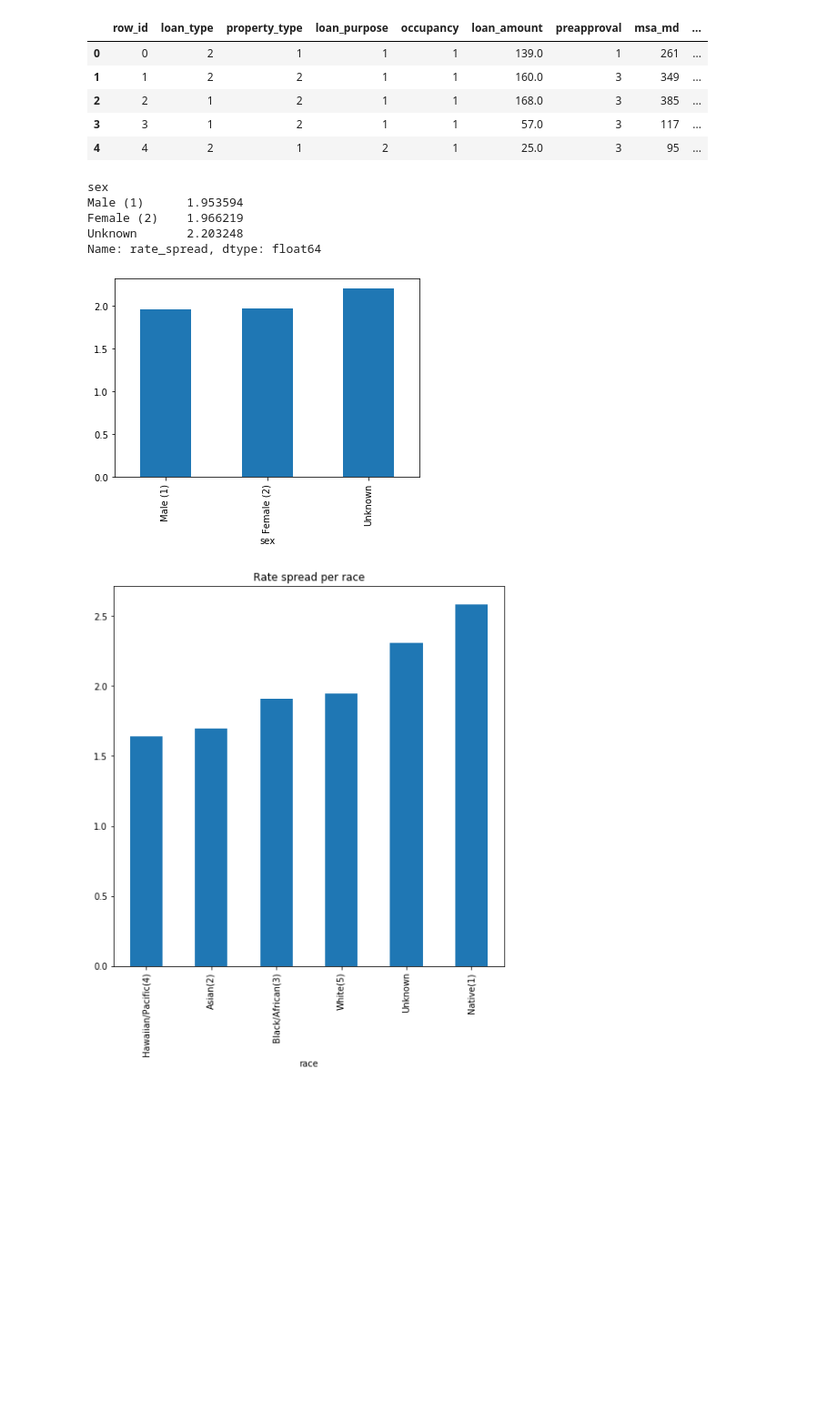
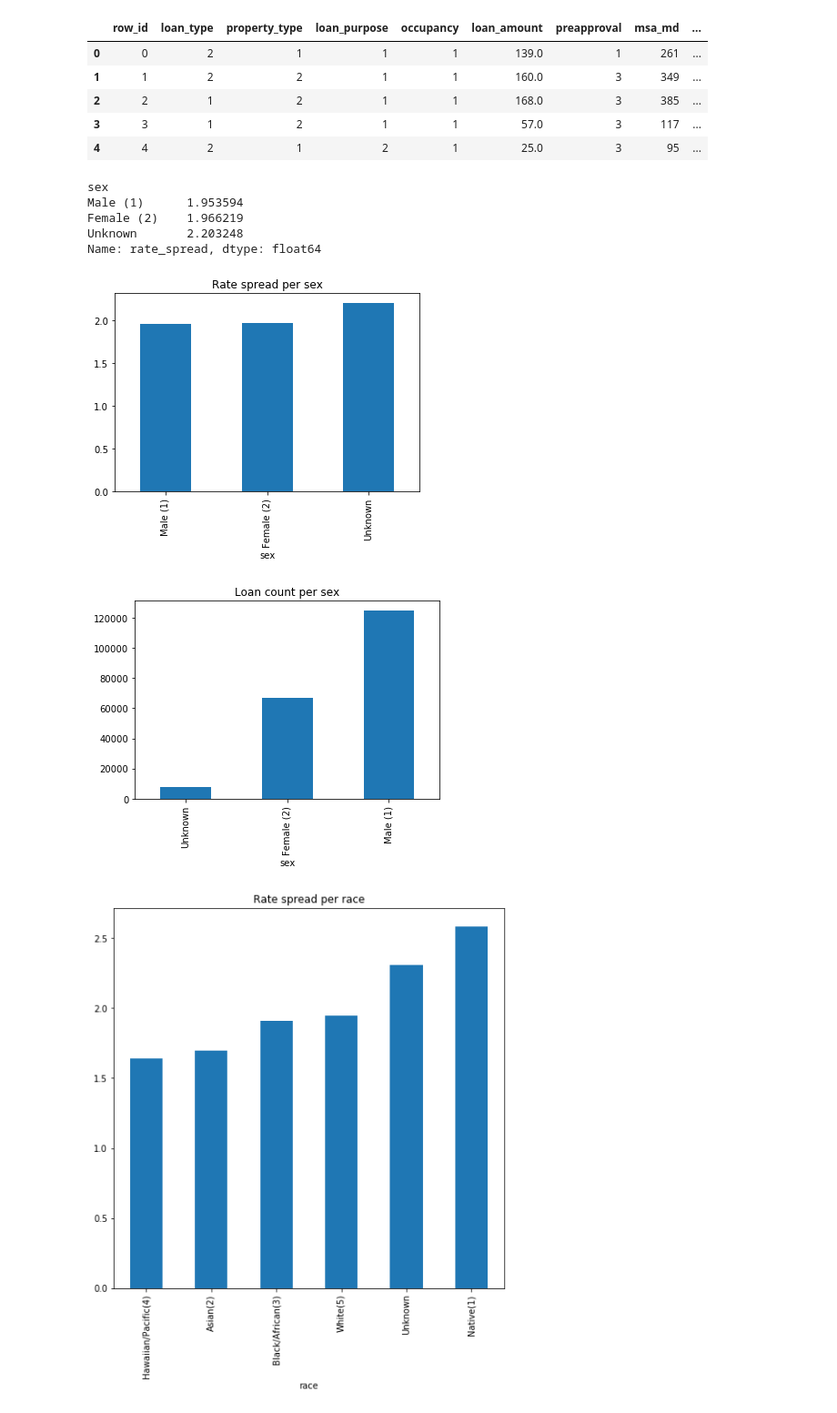
Before and after one commit to Alyxion/MPPDataScience, a Jupyter notebook: notebooks/MPPDataScience_1_Insights.ipynb, the cells around one changed output. Shown: that part at 91% size. Drawn from its saved outputs; the diff is of its cells as text; code cells hidden in the pictures; blank space fills up the shorter version.

```diff
--- a/notebooks/MPPDataScience_1_Insights.ipynb
+++ b/notebooks/MPPDataScience_1_Insights.ipynb
@@ -11,26 +11,3 @@ The goal of this project is to analyze the rate spread of mortgage applications
 This Jupyter notebook shall give first insights into the data, clean it and prepare it for further processing.
 
 It exports the cleaned and label enhanced data into temp/train_cleaned.xlsx
-# %%
-import pandas as pd
-import matplotlib.pyplot as plt
-import numpy as np
-import numpy.random as nr
-import math
-from sklearn import preprocessing
-import sklearn.model_selection as ms
-from sklearn import linear_model
-import sklearn.metrics as sklm
-import os
-
-%matplotlib inline
-pd.set_option('display.max_columns', None)
-
-DATA_PATH = os.path.realpath(os.getcwd()+"/../data/")+"/"  # Data source directory
-TEMP_PATH = os.path.realpath(os.getcwd()+"/../temp/")+"/"  # Temporary directory
-
-TRAIN_DATA_FN = 'train_values.csv'  # Train data CSV
-TRAIN_LABELS_FN = "train_labels.csv"  # Label data CSV
-CLEANED_OUTPUT_FN = "train_cleaned.csv"  # Cleaned training data
-CLEANED_OUTPUT_FN_XLS = "train_cleaned.xlsx"  # Cleaned training data
-TEST_VALUES_FN = "test_values.csv"  # Test value CSV
@@ -437,15 +414,21 @@ training_data_pd.head(5)
 # %%
 grouped_data = training_data_pd.groupby('sex')['rate_spread'].mean().sort_values()
 print(grouped_data.head(5))
 grouped_data.plot(kind='bar')
+plt.title("Rate spread per sex")
 plt.show()
+grouped_data = training_data_pd.groupby('sex')['rate_spread'].count().sort_values()
+grouped_data.plot(kind='bar')
+plt.title("Loan count per sex")
+plt.show()
 # %% [output]
 sex
 Male (1)      1.953594
 Female (2)    1.966219
 Unknown       2.203248
 Name: rate_spread, dtype: float64
-[figure, old version]
+[figure, new version]
+[figure, added]
 # %%
 f = plt.figure(figsize=(8, 8))
 training_data_pd.groupby('race')['rate_spread'].mean().sort_values().plot(kind='bar')
```
Also changed, not shown: parts of 19 cells of this notebook, 4 other files.
